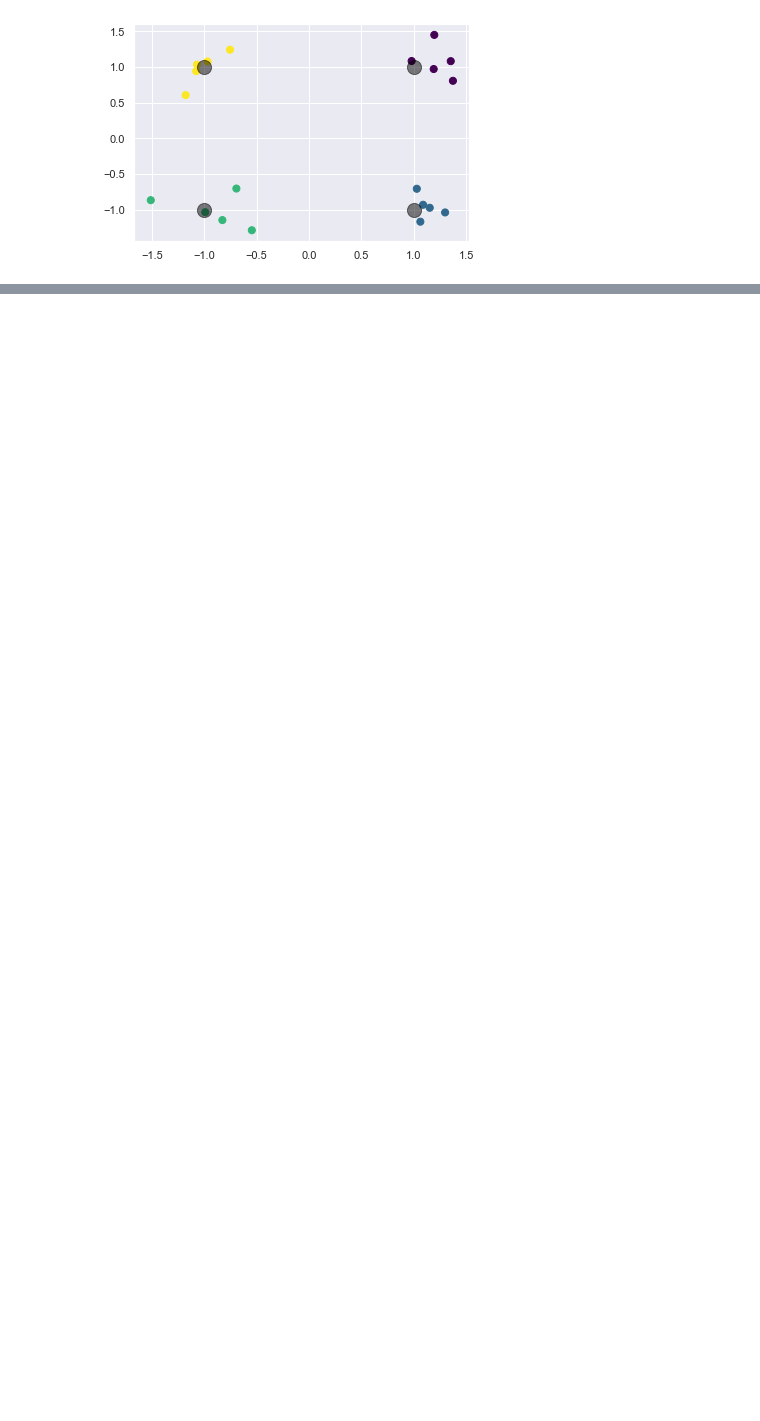
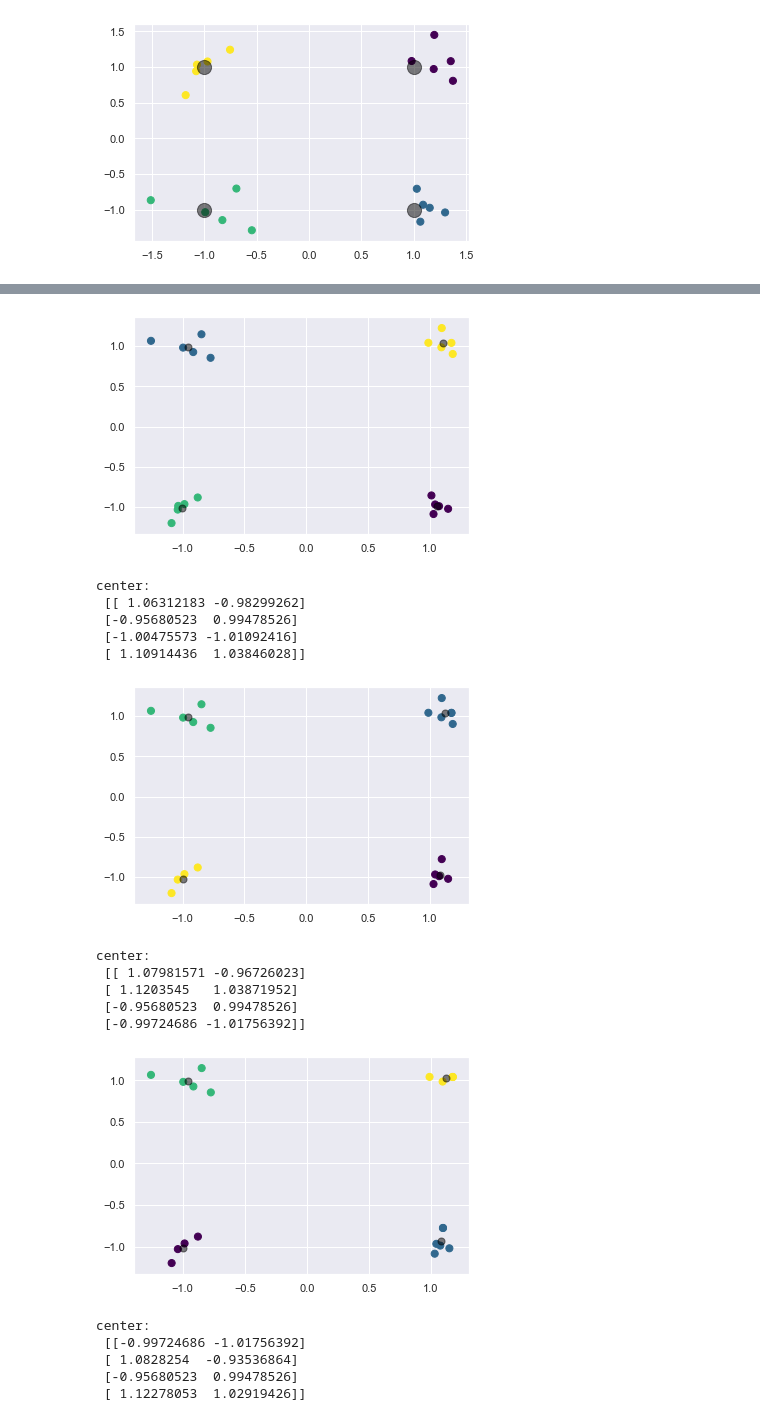
Before and after one commit to AssembleSoftware/IoTPy, a Jupyter notebook: examples/ExamplesOfIncrementalKmeans.ipynb, the cells around one changed output, grey strips where cells are left out. Saved outputs shown, nothing was run; the diff lists cells and outputs as text; code cells hidden in the pictures; blank space fills up the shorter version.

```diff
--- a/examples/ExamplesOfIncrementalKmeans.ipynb
+++ b/examples/ExamplesOfIncrementalKmeans.ipynb
@@ -177,0 +179,62 @@ for i in range(num_steps):
+# %%
+def test_kmeans(n_steps, n_more_points,
+                n_samples, n_features, CENTERS, stdev):
+    # Create streams
+    stream_of_points = StreamArray(
+        name='stream_of_points', dimension=n_features)
+    stream_of_centers = Stream(name='stream_of_centers')
+
+    # Create agents
+    map_window(func=plot_clusters_and_return_centers,
+               in_stream=stream_of_points,
+               out_stream=stream_of_centers,
+               window_size=n_samples,
+               step_size=n_more_points);
+    sink_element(func=lambda v: print ('center: \n', v),
+                 in_stream=stream_of_centers);
+
+    # Start the computation.
+    # First extend the stream with points around the true centers.
+    # Compute points around true centers.
+    points, blob_cluster_ids = make_blobs(
+        n_samples, n_features,
+        centers= CENTERS, cluster_std=stdev, random_state=0)
+    stream_of_points.extend(points)
+    # Sleep to mimic a stream coming from an external source.
+    time.sleep(0.001)
+    run()
+    # Extend the stream with n_more_points at each step.
+    for i in range(n_steps-1):
+        # Compute points to be added to the stream.
+        new_points, new_blob_cluster_ids = make_blobs(
+            n_more_points, n_features, centers=CENTERS,
+            cluster_std=stdev, random_state=0)
+        # Extend the stream with the new points and run.
+        stream_of_points.extend(new_points)
+        # Sleep to mimic a stream coming from an external source.
+        time.sleep(0.001)
+        run()
+# %%
+test_kmeans(n_steps=3, n_more_points=2, n_samples=20, n_features=2,
+            CENTERS= np.array(
+                [[1.0, 1.0], [1.0, -1.0], [-1.0, 1.0], [-1.0, -1.0]]),
+            stdev=0.1)
+# %% [output]
+[figure, added]
+center:
+ [[ 1.06312183 -0.98299262]
+ [-0.95680523  0.99478526]
+ [-1.00475573 -1.01092416]
+ [ 1.10914436  1.03846028]]
+[figure, added]
+center:
+ [[ 1.07981571 -0.96726023]
+ [ 1.1203545   1.03871952]
+ [-0.95680523  0.99478526]
+ [-0.99724686 -1.01756392]]
+[figure, added]
+center:
+ [[-0.99724686 -1.01756392]
+ [ 1.0828254  -0.93536864]
+ [-0.95680523  0.99478526]
+ [ 1.12278053  1.02919426]]
```
Also changed, not shown: parts of 28 cells of this notebook.
